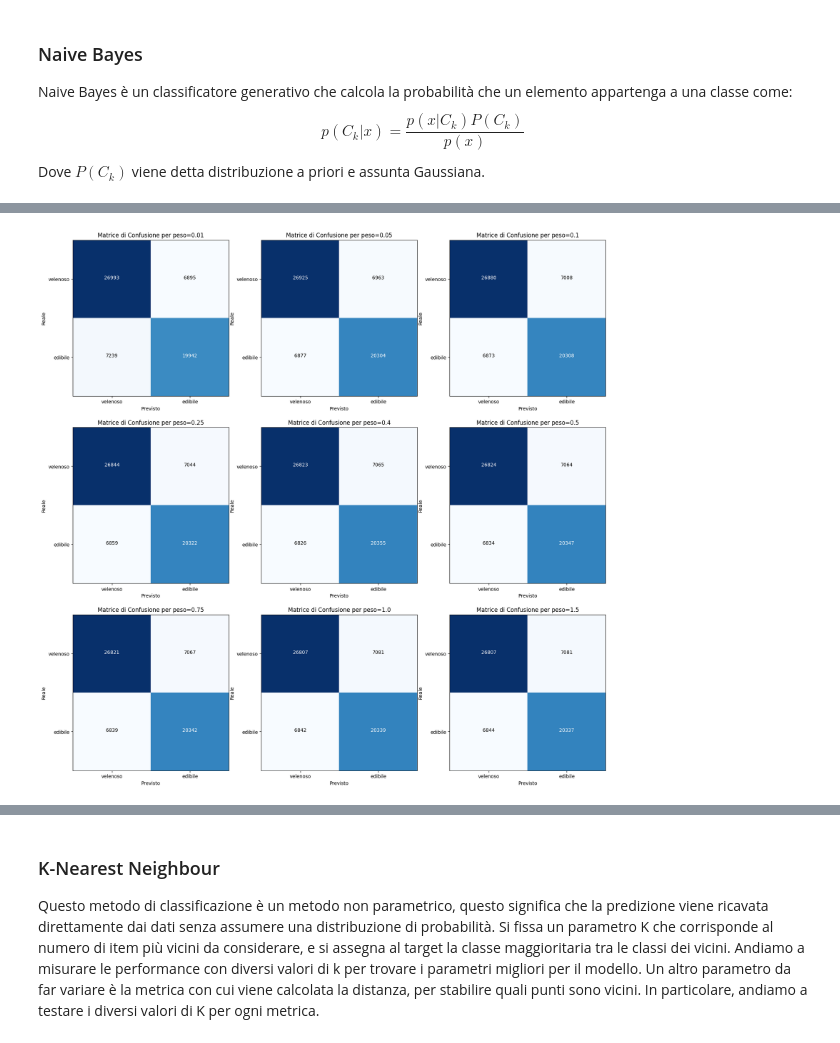
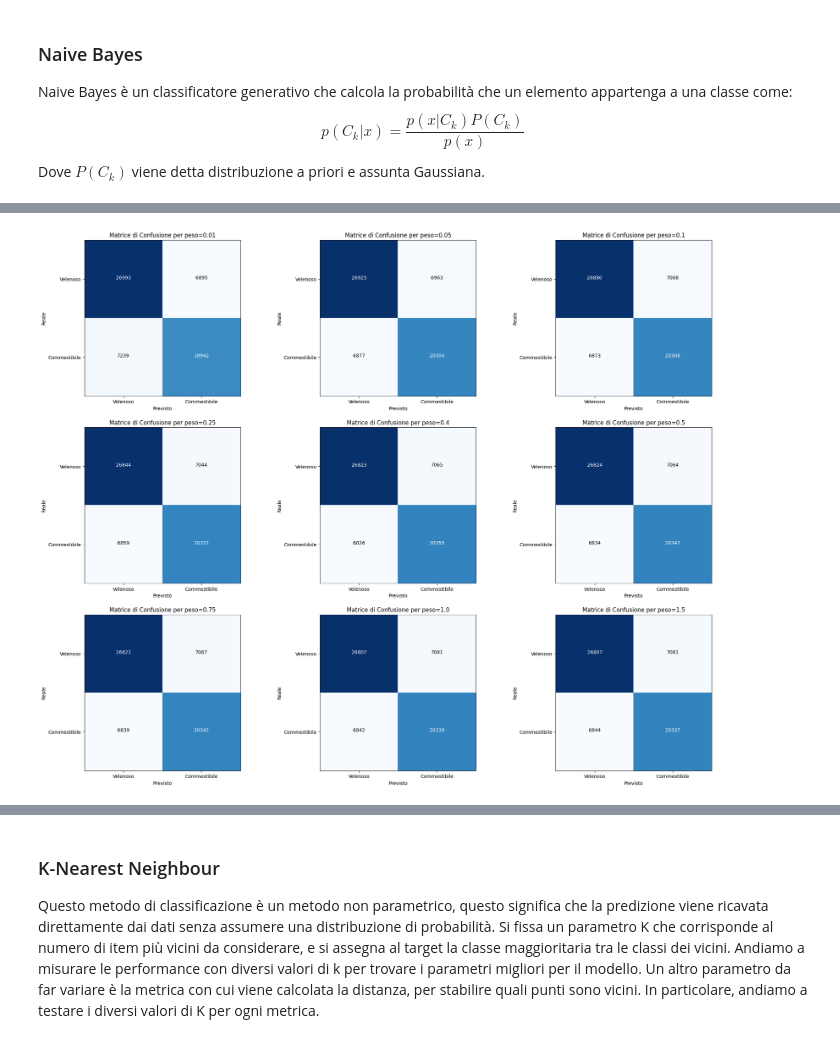
Before and after one commit to Sara-DaCanal/Progetto-ML, a Jupyter notebook: progetto.ipynb, the cells around one changed output, grey strips where cells are left out. Drawn from its saved outputs; the diff is of its cells as text; code cells hidden in the pictures.

```diff
--- a/progetto.ipynb
+++ b/progetto.ipynb
@@ -376,8 +379,8 @@ def ConfusionMatrixDisplay(cm, y, ax, s):
   ax[y].imshow(cm, cmap=plt.cm.Blues)
   title = 'Matrice di Confusione per '+s
   ax[y].set_title(title)
-  ax[y].set_xticks([0, 1], ['velenoso', 'edibile'])
-  ax[y].set_yticks([0, 1], ['velenoso', 'edibile'])
+  ax[y].set_xticks([0, 1], ['Velenoso', 'Commestibile'])
+  ax[y].set_yticks([0, 1], ['Velenoso', 'Commestibile'])
   ax[y].set_xlabel('Previsto')
   ax[y].set_ylabel('Reale')
 
@@ -392,8 +395,8 @@ def ConfusionMatrixDisplaySingle(cm, s):
   plt.imshow(cm, cmap=plt.cm.Blues)
   title = 'Matrice di Confusione per '+s
   plt.title(title)
-  plt.xticks([0, 1], ['Negativo', 'Positivo'])
-  plt.yticks([0, 1], ['Negativo', 'Positivo'])
+  plt.xticks([0, 1], ['Velenoso', 'Commestibile'])
+  plt.yticks([0, 1], ['Velenoso', 'Commestibile'])
   plt.xlabel('Previsto')
   plt.ylabel('Reale')
 
@@ -452,9 +457,11 @@ y_train = df_encoded['class']
 y_pred = cross_val_predict(nb, x_train, y_train, cv=c)
 accuracy = accuracy_score(y_train, y_pred)
 
-f2_score = fbeta_score(y_train, y_pred, beta=beta)
+f2_score = fbeta_score(y_train, y_pred, beta=2, pos_label = 0)
+f3_score = fbeta_score(y_train, y_pred, beta=3, pos_label = 0)
 ConfusionMatrixDisplaySingle(confusion_matrix(y_train, y_pred), 'Naive Bayes')
 
-print("Naive Bayes da accuracy:", accuracy, "e f2-score:", f2_score)
+print("Naive Bayes da accuracy:", accuracy, ", f2-score:", f2_score, "e f3-score:", f3_score)
 plt.show()
+f2_score_NB = f2_score
 # %% [output]
@@ -469,10 +476,20 @@ $$ y(x)=\frac{1}{1+e^{-\theta (x)}} $$
 dove $ \theta (x) = w^T\bar x $.
 Questo modello può essere migliorato con una funzione di penalità per andare a limitare l'overfittig. Possiamo usare valori diversi per il parametro di regolarizzazione della penalità
+# %%
+max_log = [[0,0,0], [0,0,0], [0,0,0]]
+def update(target, C, conf_matrix):
+  for i in range(0,len(target)):
+    if target[i]>max_log[i][0]:
+      max_log[i][0] = target[i]
+      max_log[i][1] = C
+      max_log[i][2] = conf_matrix
 # %%
 C=[0.01, 0.05, 0.1, 0.25, 0.4, 0.5, 0.75, 1.0, 1.5]
 accuracy_scores=[]
 f2_scores=[]
+f3_scores = []
 cms = []
+max_log = [[0,0,0], [0,0,0], [0,0,0]]
 for x in C:
   logreg = LogisticRegression(penalty='l2', C=x, solver='newton-cholesky', max_iter=1000)
 
@@ -482,23 +499,27 @@ for x in C:
   # Calcolare l'accuratezza delle previsioni
   accuracy = accuracy_score(y_train, y_pred)
   accuracy_scores.append(accuracy)
-  f2_score=fbeta_score(y_train, y_pred, beta=2)
+  f2_score=fbeta_score(y_train, y_pred, beta=2, pos_label=0)
   f2_scores.append(f2_score)
-  cms.append(confusion_matrix(y_train, y_pred))
+  f3_score=fbeta_score(y_train, y_pred, beta=3, pos_label=0)
+  f3_scores.append(f2_score)
+  cm = confusion_matrix(y_train, y_pred)
+  cms.append(cm)
+  update([f2_score, f3_score, accuracy], x, cm)
 # %%
-fig, axes = plt.subplots(3, 3, figsize=(20, 20))
+fig, axes = plt.subplots(3, 3, figsize=(25, 20))
 x=0
 y=0
 i=0
 for cm in cms:
   ConfusionMatrixDisplay(cm, y, axes[x], 'peso='+str(C[i]))
   i+=1
   if y==2:
     y=0
     x+=1
   else:
     y+=1
 plt.show()
 # %% [output]
-[figure, old version]
+[figure, new version]
 # %%
```
Also changed, not shown: parts of 73 cells of this notebook.
